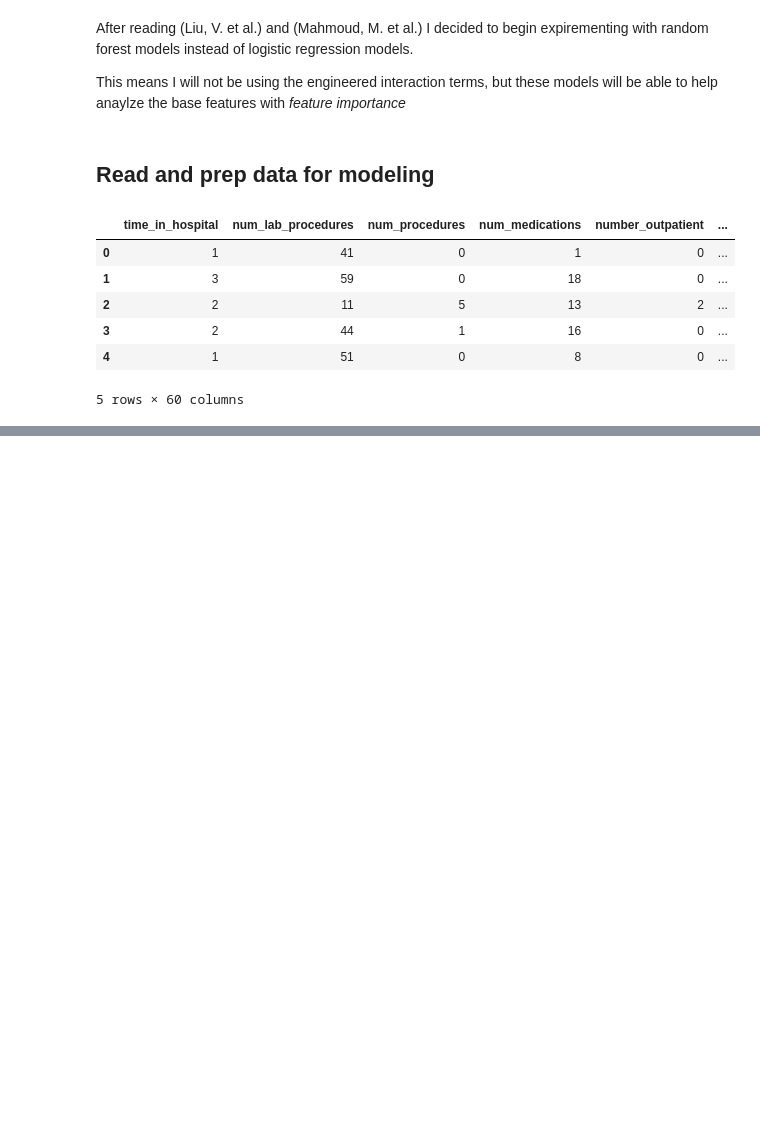
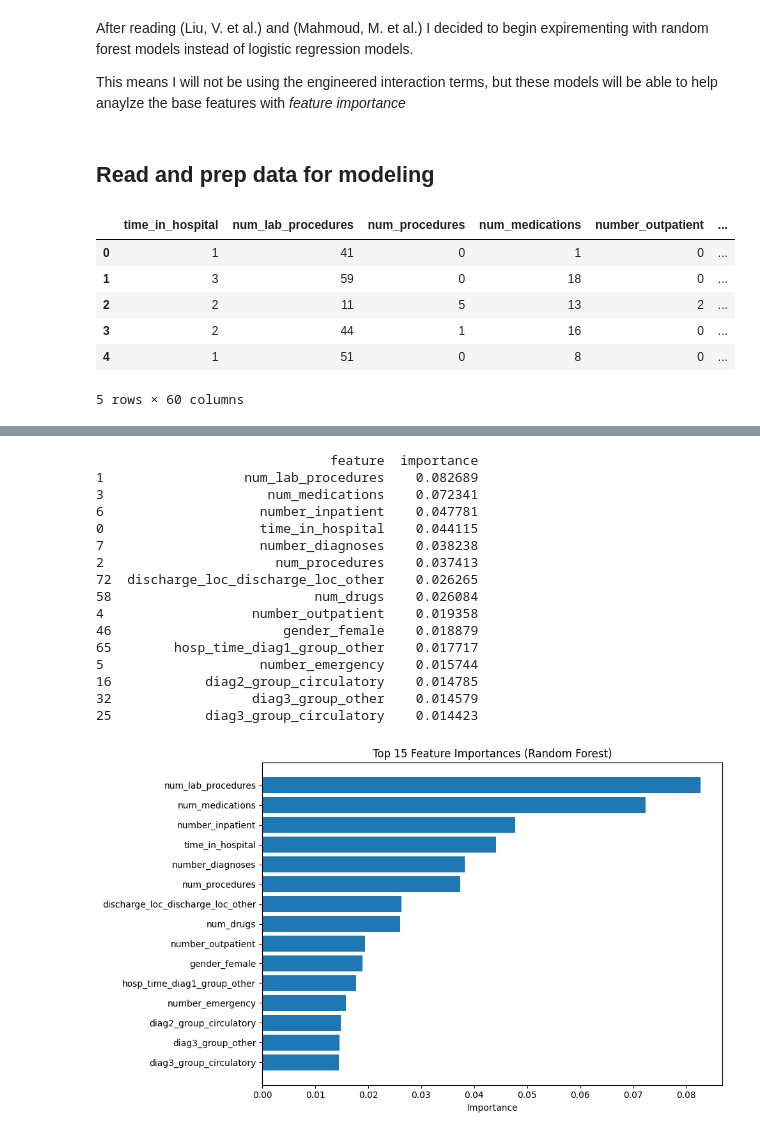
Before and after one commit to meaton96/Eaton_633_Project, a Jupyter notebook: notebooks/02_Random_Forest.ipynb, the cells around one changed output, grey strips where cells are left out. Saved outputs shown, nothing was run; the diff lists cells and outputs as text; code cells hidden in the pictures; blank space fills up the shorter version.

```diff
--- a/notebooks/02_Random_Forest.ipynb
+++ b/notebooks/02_Random_Forest.ipynb
@@ -75,0 +200,33 @@ Swapping to RandomUnderSampler was significantly better:
+# %%
+# get data with the interaction terms (linear data set)
+
+df_int = pd.read_csv('../data/linear_frame.csv', index_col=0)
+
+X_train_int, X_test_int, y_train_int, y_test_int = train_test_split(df_int.drop(columns=['target']), df['target'], stratify=df['target'], random_state=42)
+
+X_train_1, X_validate_1, y_train_1, y_validate_1 = train_test_split(X_train_int, y_train_int, random_state=42, stratify=y_train_int)
+# %%
+
+pipe_rf_1 = make_rf_pipe()
+
+pipe_rf_1.fit(X_train_1, y_train_1)
+
+check_feature_importances(pipe_rf_1, feat_names=X_train_1.columns)
+# %% [output]
+                              feature  importance
+1                  num_lab_procedures    0.082689
+3                     num_medications    0.072341
+6                    number_inpatient    0.047781
+0                    time_in_hospital    0.044115
+7                    number_diagnoses    0.038238
+2                      num_procedures    0.037413
+72  discharge_loc_discharge_loc_other    0.026265
+58                          num_drugs    0.026084
+4                   number_outpatient    0.019358
+46                      gender_female    0.018879
+65        hosp_time_diag1_group_other    0.017717
+5                    number_emergency    0.015744
+16            diag2_group_circulatory    0.014785
+32                  diag3_group_other    0.014579
+25            diag3_group_circulatory    0.014423
+[figure, added]
```
Also changed, not shown: parts of 10 cells of this notebook, 1 other file.
